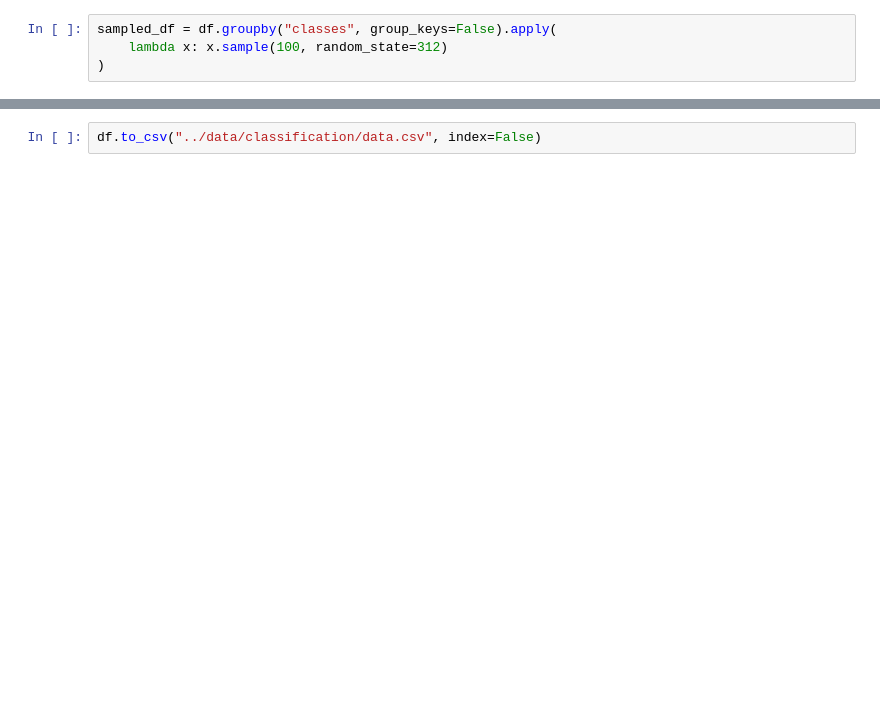
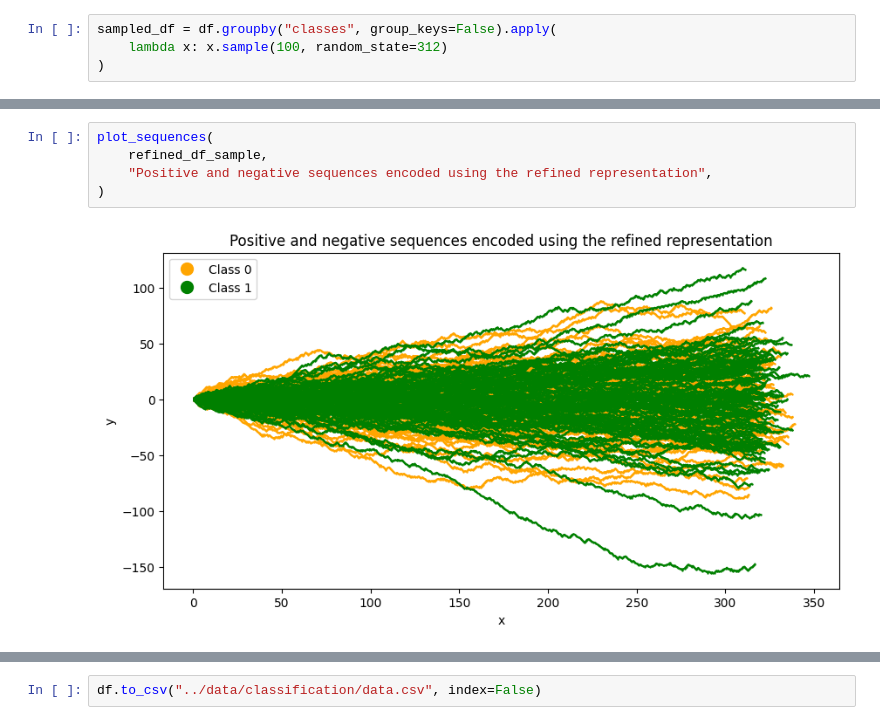
Before and after one commit to kiril-b/DNA-representations, a Jupyter notebook: code/dataset_creation.ipynb, the cells around one changed output, grey strips where cells are left out. Saved outputs shown, nothing was run; the diff lists cells and outputs as text; blank space fills up the shorter version.

```diff
--- a/code/dataset_creation.ipynb
+++ b/code/dataset_creation.ipynb
@@ -185,0 +172,7 @@ plt.show()
+# %%
+plot_sequences(
+    refined_df_sample,
+    "Positive and negative sequences encoded using the refined representation",
+)
+# %% [output]
+[figure, added]
```
Also changed, not shown: parts of 22 cells of this notebook, 8 other files.
